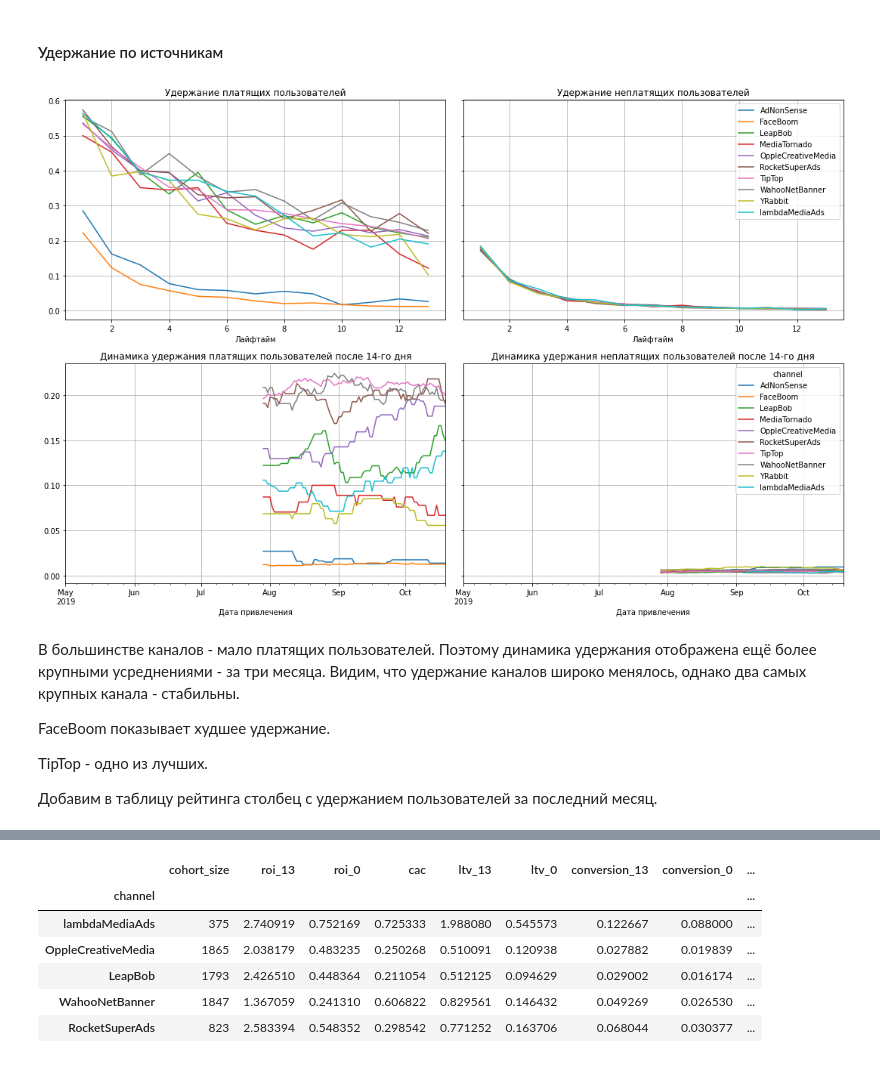
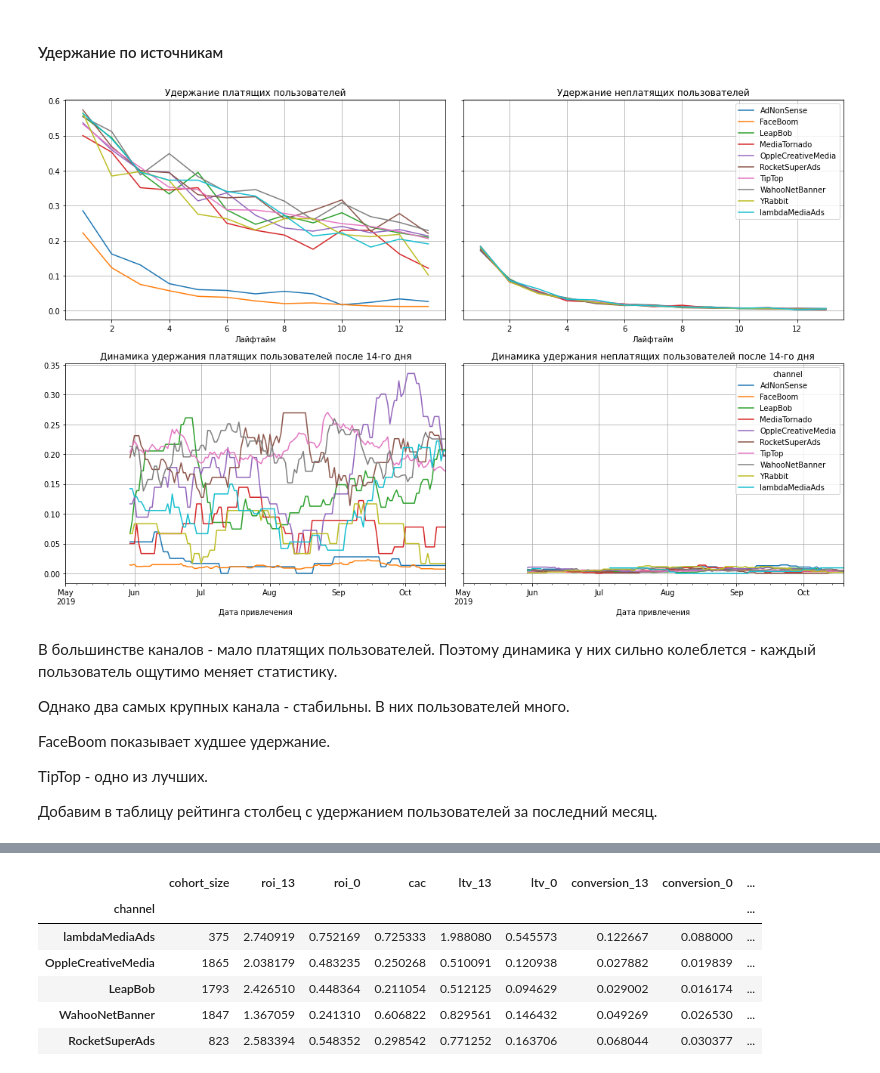
Before and after one commit to okeangel/da_portfolio, a Jupyter notebook: portfolio/week_14_marketing.ipynb, the cells around one changed output, grey strips where cells are left out. Drawn from its saved outputs; the diff is of its cells as text; code cells hidden in the pictures.

```diff
--- a/portfolio/week_14_marketing.ipynb
+++ b/portfolio/week_14_marketing.ipynb
@@ -1424,11 +1595,13 @@ retention_raw, retention, retention_history = get_retention(
     dimensions=['channel'],
 )
 # %%
-plot_retention(retention, retention_history, horizon, window=window*3)
+plot_retention(retention, retention_history, horizon, window=window)
 # %% [output]
-[figure, old version]
+[figure, new version]
 # %% [markdown]
-В большинстве каналов - мало платящих пользователей. Поэтому динамика удержания отображена ещё более крупными усреднениями - за три месяца. Видим, что удержание каналов широко менялось, однако два самых крупных канала - стабильны.
+В большинстве каналов - мало платящих пользователей. Поэтому динамика у них сильно колеблется - каждый пользователь ощутимо меняет статистику.
+
+Однако два самых крупных канала - стабильны. В них пользователей много.
 
 FaceBoom показывает худшее удержание.
 
```
Also changed, not shown: parts of 33 cells of this notebook.
